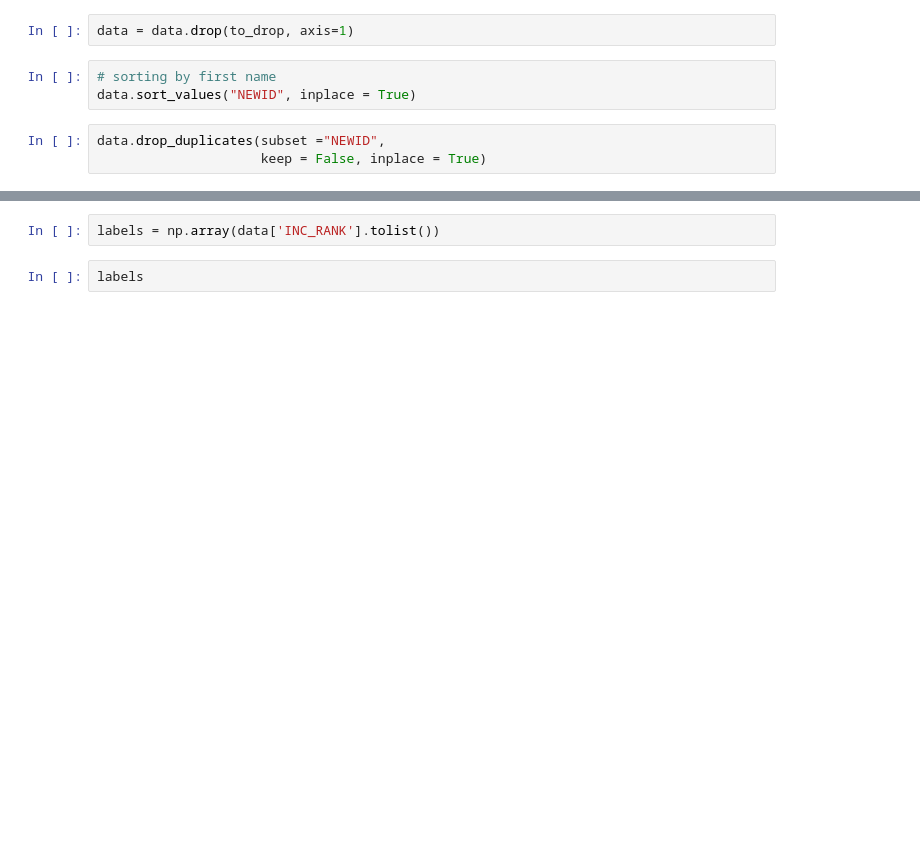
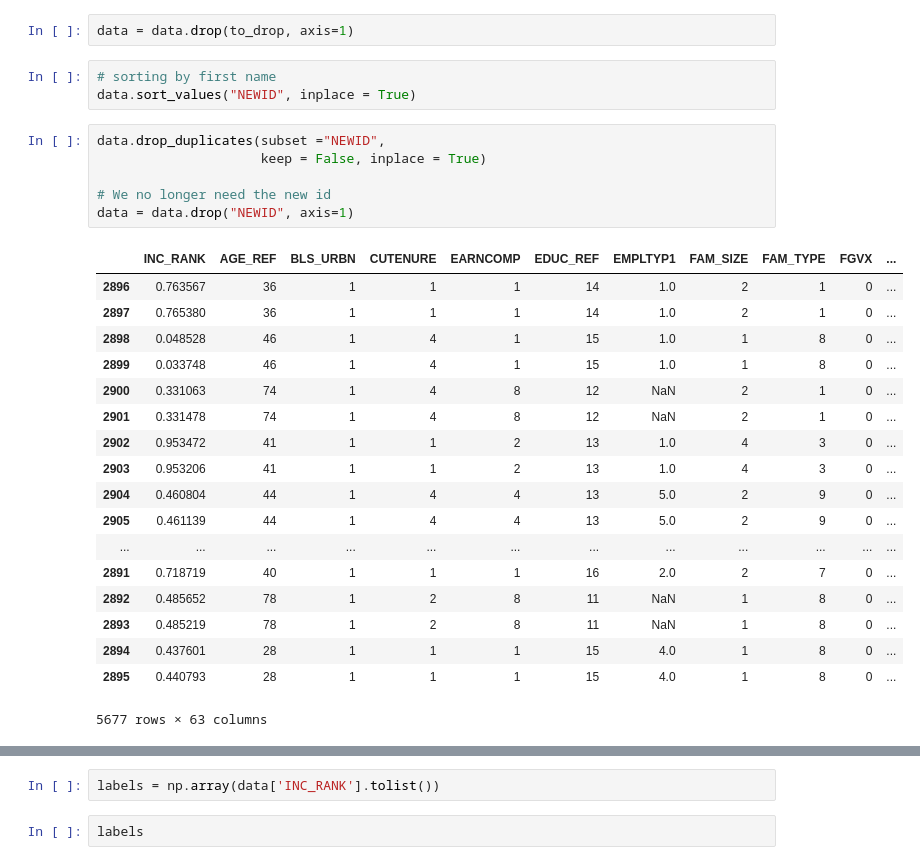
Before and after one commit to bri-shin/MachineLearning_ConsumerSpendingProject, a Jupyter notebook: Final-Project.ipynb, the cells around one changed output, grey strips where cells are left out. Saved outputs shown, nothing was run; the diff lists cells and outputs as text; blank space fills up the shorter version.

```diff
--- a/Final-Project.ipynb
+++ b/Final-Project.ipynb
@@ -34,6 +34,28 @@ data.sort_values("NEWID", inplace = True)
 # %%
 data.drop_duplicates(subset ="NEWID",
                      keep = False, inplace = True)
+
+# We no longer need the new id
+data = data.drop("NEWID", axis=1)
+# %% [output]
+|  | INC_RANK | AGE_REF | BLS_URBN | CUTENURE | EARNCOMP | EDUC_REF | EMPLTYP1 | FAM_SIZE | FAM_TYPE | FGVX | ... |
+| 2896 | 0.763567 | 36 | 1 | 1 | 1 | 14 | 1.0 | 2 | 1 | 0 | ... |
+| 2897 | 0.765380 | 36 | 1 | 1 | 1 | 14 | 1.0 | 2 | 1 | 0 | ... |
+| 2898 | 0.048528 | 46 | 1 | 4 | 1 | 15 | 1.0 | 1 | 8 | 0 | ... |
+| 2899 | 0.033748 | 46 | 1 | 4 | 1 | 15 | 1.0 | 1 | 8 | 0 | ... |
+| 2900 | 0.331063 | 74 | 1 | 4 | 8 | 12 | NaN | 2 | 1 | 0 | ... |
+| 2901 | 0.331478 | 74 | 1 | 4 | 8 | 12 | NaN | 2 | 1 | 0 | ... |
+| 2902 | 0.953472 | 41 | 1 | 1 | 2 | 13 | 1.0 | 4 | 3 | 0 | ... |
+| 2903 | 0.953206 | 41 | 1 | 1 | 2 | 13 | 1.0 | 4 | 3 | 0 | ... |
+| 2904 | 0.460804 | 44 | 1 | 4 | 4 | 13 | 5.0 | 2 | 9 | 0 | ... |
+| 2905 | 0.461139 | 44 | 1 | 4 | 4 | 13 | 5.0 | 2 | 9 | 0 | ... |
+| ... | ... | ... | ... | ... | ... | ... | ... | ... | ... | ... | ... |
+| 2891 | 0.718719 | 40 | 1 | 1 | 1 | 16 | 2.0 | 2 | 7 | 0 | ... |
+| 2892 | 0.485652 | 78 | 1 | 2 | 8 | 11 | NaN | 1 | 8 | 0 | ... |
+| 2893 | 0.485219 | 78 | 1 | 2 | 8 | 11 | NaN | 1 | 8 | 0 | ... |
+| 2894 | 0.437601 | 28 | 1 | 1 | 1 | 15 | 4.0 | 1 | 8 | 0 | ... |
+| 2895 | 0.440793 | 28 | 1 | 1 | 1 | 15 | 4.0 | 1 | 8 | 0 | ... |
+5677 rows × 63 columns
 # %%
 data.shape
 # %% [output]
```
Also changed, not shown: parts of 18 cells of this notebook.
